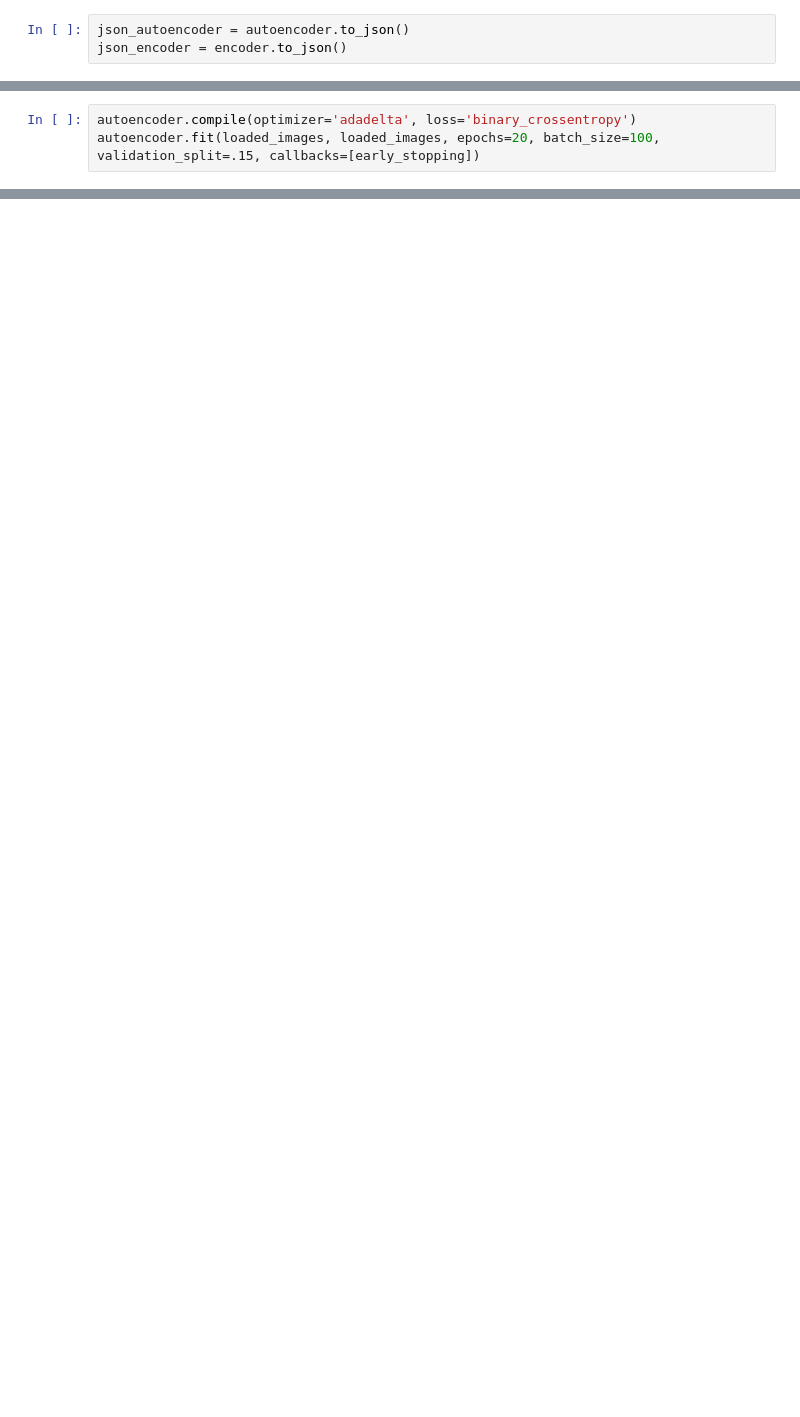
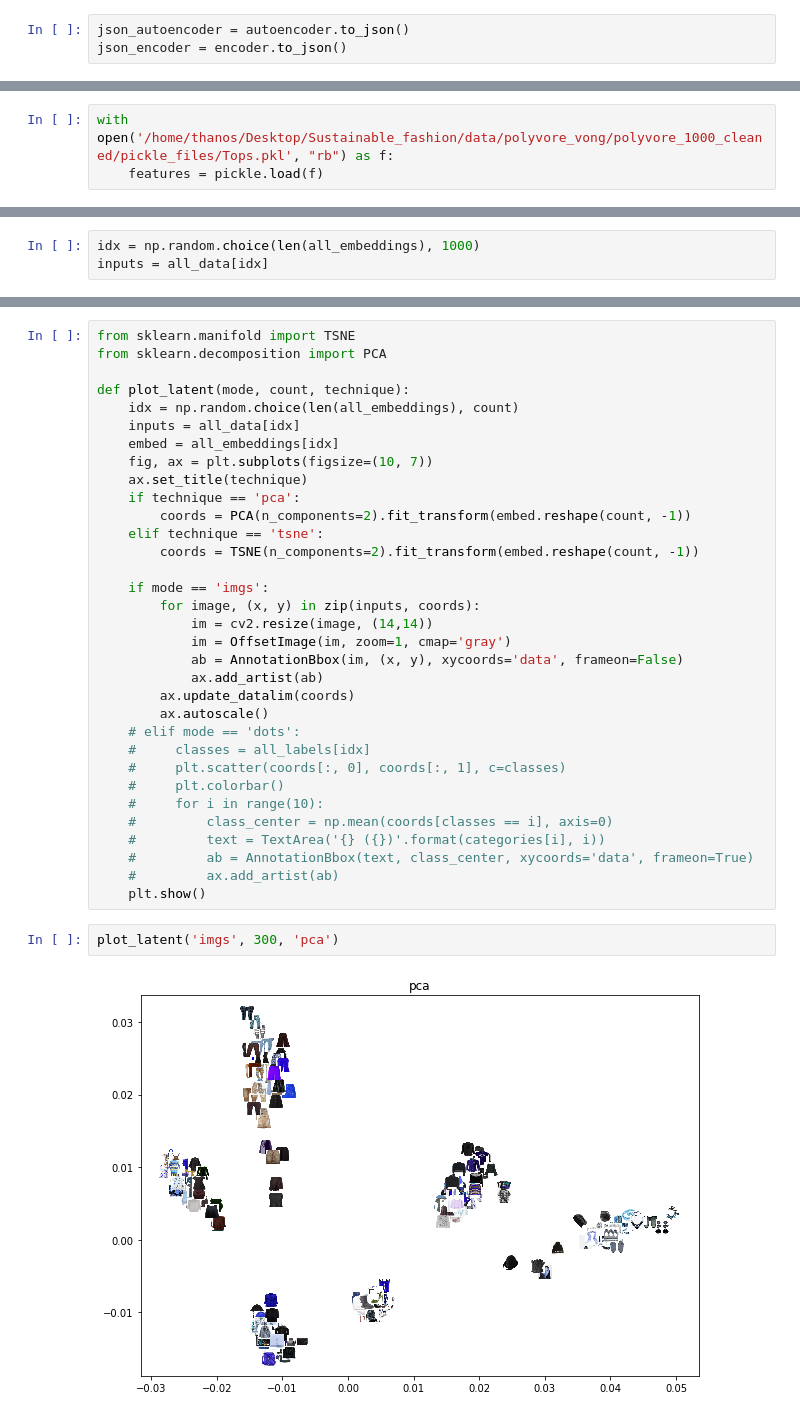
Before and after one commit to thanbskt/Recommendation_tool, a Jupyter notebook: autoencoders.ipynb, the cells around one changed output, grey strips where cells are left out. Saved outputs shown, nothing was run; the diff lists cells and outputs as text; blank space fills up the shorter version.

```diff
--- a/autoencoders.ipynb
+++ b/autoencoders.ipynb
@@ -236,3 +124,0 @@ with open("/home/thanos/Desktop/Sustainable_fashion/data/polyvore_vong/pickle_fi
-# %%
-autoencoder.compile(optimizer='adadelta', loss='binary_crossentropy')
-autoencoder.fit(loaded_images, loaded_images, epochs=20, batch_size=100, validation_split=.15, callbacks=[early_stopping])
@@ -263,0 +225,3 @@ loaded_autoencoder.loss
+# %%
+with open('/home/thanos/Desktop/Sustainable_fashion/data/polyvore_vong/polyvore_1000_cleaned/pickle_files/Tops.pkl', "rb") as f:
+    features = pickle.load(f)
@@ -263,0 +355,3 @@ loaded_autoencoder.loss
+# %%
+idx = np.random.choice(len(all_embeddings), 1000)
+inputs = all_data[idx]
@@ -263,0 +362,37 @@ loaded_autoencoder.loss
+# %%
+from sklearn.manifold import TSNE
+from sklearn.decomposition import PCA
+
+def plot_latent(mode, count, technique):
+    idx = np.random.choice(len(all_embeddings), count)
+    inputs = all_data[idx]
+    embed = all_embeddings[idx]
+    fig, ax = plt.subplots(figsize=(10, 7))
+    ax.set_title(technique)
+    if technique == 'pca':
+        coords = PCA(n_components=2).fit_transform(embed.reshape(count, -1))
+    elif technique == 'tsne':
+        coords = TSNE(n_components=2).fit_transform(embed.reshape(count, -1))
+
+    if mode == 'imgs':
+        for image, (x, y) in zip(inputs, coords):
+            im = cv2.resize(image, (14,14))
+            im = OffsetImage(im, zoom=1, cmap='gray')
+            ab = AnnotationBbox(im, (x, y), xycoords='data', frameon=False)
+            ax.add_artist(ab)
+        ax.update_datalim(coords)
+        ax.autoscale()
+    # elif mode == 'dots':
+    #     classes = all_labels[idx]
+    #     plt.scatter(coords[:, 0], coords[:, 1], c=classes)
+    #     plt.colorbar()
+    #     for i in range(10):
+    #         class_center = np.mean(coords[classes == i], axis=0)
+    #         text = TextArea('{} ({})'.format(categories[i], i))
+    #         ab = AnnotationBbox(text, class_center, xycoords='data', frameon=True)
+    #         ax.add_artist(ab)
+    plt.show()
+# %%
+plot_latent('imgs', 300, 'pca')
+# %% [output]
+[figure, added]
```
Also changed, not shown: parts of 44 cells of this notebook, 1 other file.
